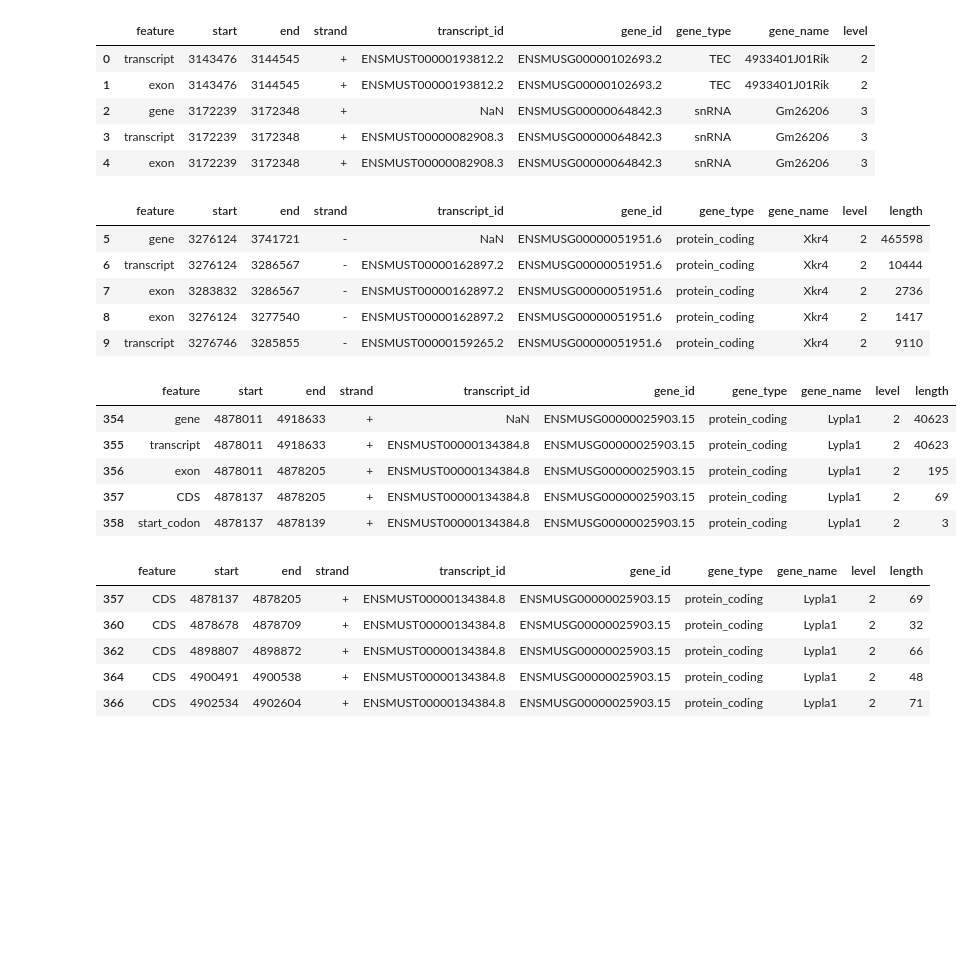
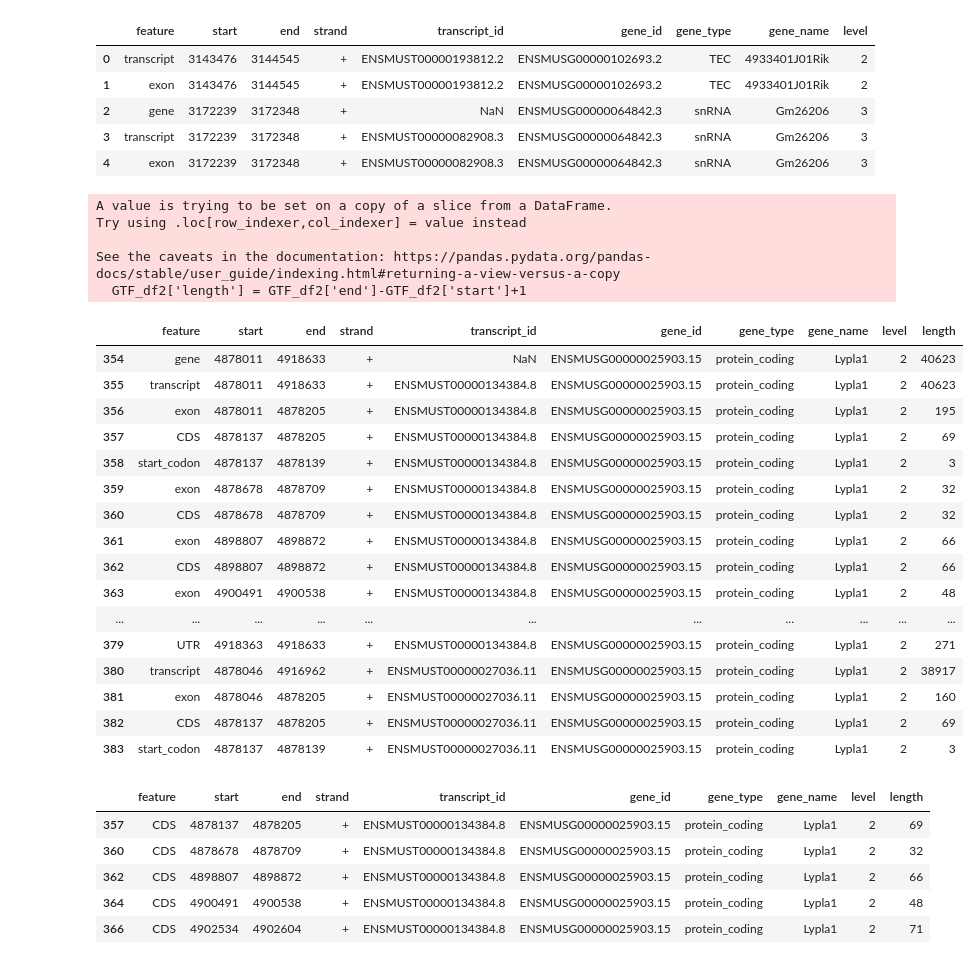
Before and after one commit to kangjunseo/Bioinformatics, a Jupyter notebook: QBioLab_Internship/Mission3.ipynb, the cells around one changed output. Cells and saved outputs as stored; diff of their text form; code cells hidden in the pictures; blank space fills up the shorter version.

```diff
--- a/QBioLab_Internship/Mission3.ipynb
+++ b/QBioLab_Internship/Mission3.ipynb
@@ -167,10 +123,10 @@ add_df.head()
 | 3 | ENSMUST00000082908.3 | ENSMUSG00000064842.3 | snRNA | Gm26206 | 3 |
 | 4 | ENSMUST00000082908.3 | ENSMUSG00000064842.3 | snRNA | Gm26206 | 3 |
 # %%
-GTF_df2 = pd.concat([GTF_df_compact,add_df], axis=1)
-GTF_df2 = GTF_df2.drop(columns=['add'])
-GTF_df2.columns = ['feature','start','end','strand','transcript_id','gene_id','gene_type','gene_name','level']
-GTF_df2.head()
+GTF_df2_untrimmed = pd.concat([GTF_df_compact,add_df], axis=1)
+GTF_df2_untrimmed = GTF_df2_untrimmed.drop(columns=['add'])
+GTF_df2_untrimmed.columns = ['feature','start','end','strand','transcript_id','gene_id','gene_type','gene_name','level']
+GTF_df2_untrimmed.head()
 # %% [output]
 |  | feature | start | end | strand | transcript_id | gene_id | gene_type | gene_name | level |
 | 0 | transcript | 3143476 | 3144545 | + | ENSMUST00000193812.2 | ENSMUSG00000102693.2 | TEC | 4933401J01Rik | 2 |
@@ -179,26 +135,36 @@ GTF_df2.head()
 | 3 | transcript | 3172239 | 3172348 | + | ENSMUST00000082908.3 | ENSMUSG00000064842.3 | snRNA | Gm26206 | 3 |
 | 4 | exon | 3172239 | 3172348 | + | ENSMUST00000082908.3 | ENSMUSG00000064842.3 | snRNA | Gm26206 | 3 |
 # %%
-GTF_df2 = GTF_df2[GTF_df2['gene_type']=='protein_coding']
-GTF_df2 = GTF_df2[(GTF_df2['level']=='1')|(GTF_df2['level']=='2')]
+GTF_df2 = GTF_df2_untrimmed[GTF_df2_untrimmed['gene_type']=='protein_coding']
+#GTF_df2 = GTF_df2[(GTF_df2['level']=='1')|(GTF_df2['level']=='2')]
 GTF_df2['length'] = GTF_df2['end']-GTF_df2['start']+1
 # %% [output]
-|  | feature | start | end | strand | transcript_id | gene_id | gene_type | gene_name | level | length |
-| 5 | gene | 3276124 | 3741721 | - | NaN | ENSMUSG00000051951.6 | protein_coding | Xkr4 | 2 | 465598 |
-| 6 | transcript | 3276124 | 3286567 | - | ENSMUST00000162897.2 | ENSMUSG00000051951.6 | protein_coding | Xkr4 | 2 | 10444 |
-| 7 | exon | 3283832 | 3286567 | - | ENSMUST00000162897.2 | ENSMUSG00000051951.6 | protein_coding | Xkr4 | 2 | 2736 |
-| 8 | exon | 3276124 | 3277540 | - | ENSMUST00000162897.2 | ENSMUSG00000051951.6 | protein_coding | Xkr4 | 2 | 1417 |
-| 9 | transcript | 3276746 | 3285855 | - | ENSMUST00000159265.2 | ENSMUSG00000051951.6 | protein_coding | Xkr4 | 2 | 9110 |
+A value is trying to be set on a copy of a slice from a DataFrame.
+Try using .loc[row_indexer,col_indexer] = value instead
+
+See the caveats in the documentation: https://pandas.pydata.org/pandas-docs/stable/user_guide/indexing.html#returning-a-view-versus-a-copy
+  GTF_df2['length'] = GTF_df2['end']-GTF_df2['start']+1
 # %%
 GTF_df2_plus = GTF_df2[GTF_df2['strand']=='+']
-GTF_df2_plus.head()
+GTF_df2_plus.head(30)
 # %% [output]
 |  | feature | start | end | strand | transcript_id | gene_id | gene_type | gene_name | level | length |
 | 354 | gene | 4878011 | 4918633 | + | NaN | ENSMUSG00000025903.15 | protein_coding | Lypla1 | 2 | 40623 |
 | 355 | transcript | 4878011 | 4918633 | + | ENSMUST00000134384.8 | ENSMUSG00000025903.15 | protein_coding | Lypla1 | 2 | 40623 |
 | 356 | exon | 4878011 | 4878205 | + | ENSMUST00000134384.8 | ENSMUSG00000025903.15 | protein_coding | Lypla1 | 2 | 195 |
 | 357 | CDS | 4878137 | 4878205 | + | ENSMUST00000134384.8 | ENSMUSG00000025903.15 | protein_coding | Lypla1 | 2 | 69 |
 | 358 | start_codon | 4878137 | 4878139 | + | ENSMUST00000134384.8 | ENSMUSG00000025903.15 | protein_coding | Lypla1 | 2 | 3 |
+| 359 | exon | 4878678 | 4878709 | + | ENSMUST00000134384.8 | ENSMUSG00000025903.15 | protein_coding | Lypla1 | 2 | 32 |
+| 360 | CDS | 4878678 | 4878709 | + | ENSMUST00000134384.8 | ENSMUSG00000025903.15 | protein_coding | Lypla1 | 2 | 32 |
+| 361 | exon | 4898807 | 4898872 | + | ENSMUST00000134384.8 | ENSMUSG00000025903.15 | protein_coding | Lypla1 | 2 | 66 |
+| 362 | CDS | 4898807 | 4898872 | + | ENSMUST00000134384.8 | ENSMUSG00000025903.15 | protein_coding | Lypla1 | 2 | 66 |
+| 363 | exon | 4900491 | 4900538 | + | ENSMUST00000134384.8 | ENSMUSG00000025903.15 | protein_coding | Lypla1 | 2 | 48 |
+| ... | ... | ... | ... | ... | ... | ... | ... | ... | ... | ... |
+| 379 | UTR | 4918363 | 4918633 | + | ENSMUST00000134384.8 | ENSMUSG00000025903.15 | protein_coding | Lypla1 | 2 | 271 |
+| 380 | transcript | 4878046 | 4916962 | + | ENSMUST00000027036.11 | ENSMUSG00000025903.15 | protein_coding | Lypla1 | 2 | 38917 |
+| 381 | exon | 4878046 | 4878205 | + | ENSMUST00000027036.11 | ENSMUSG00000025903.15 | protein_coding | Lypla1 | 2 | 160 |
+| 382 | CDS | 4878137 | 4878205 | + | ENSMUST00000027036.11 | ENSMUSG00000025903.15 | protein_coding | Lypla1 | 2 | 69 |
+| 383 | start_codon | 4878137 | 4878139 | + | ENSMUST00000027036.11 | ENSMUSG00000025903.15 | protein_coding | Lypla1 | 2 | 3 |
 # %%
 GTF_df2_plus_CDS = GTF_df2_plus[GTF_df2_plus['feature']=='CDS']
 GTF_df2_plus_CDS.head()
```
Also changed, not shown: parts of 32 cells of this notebook.
